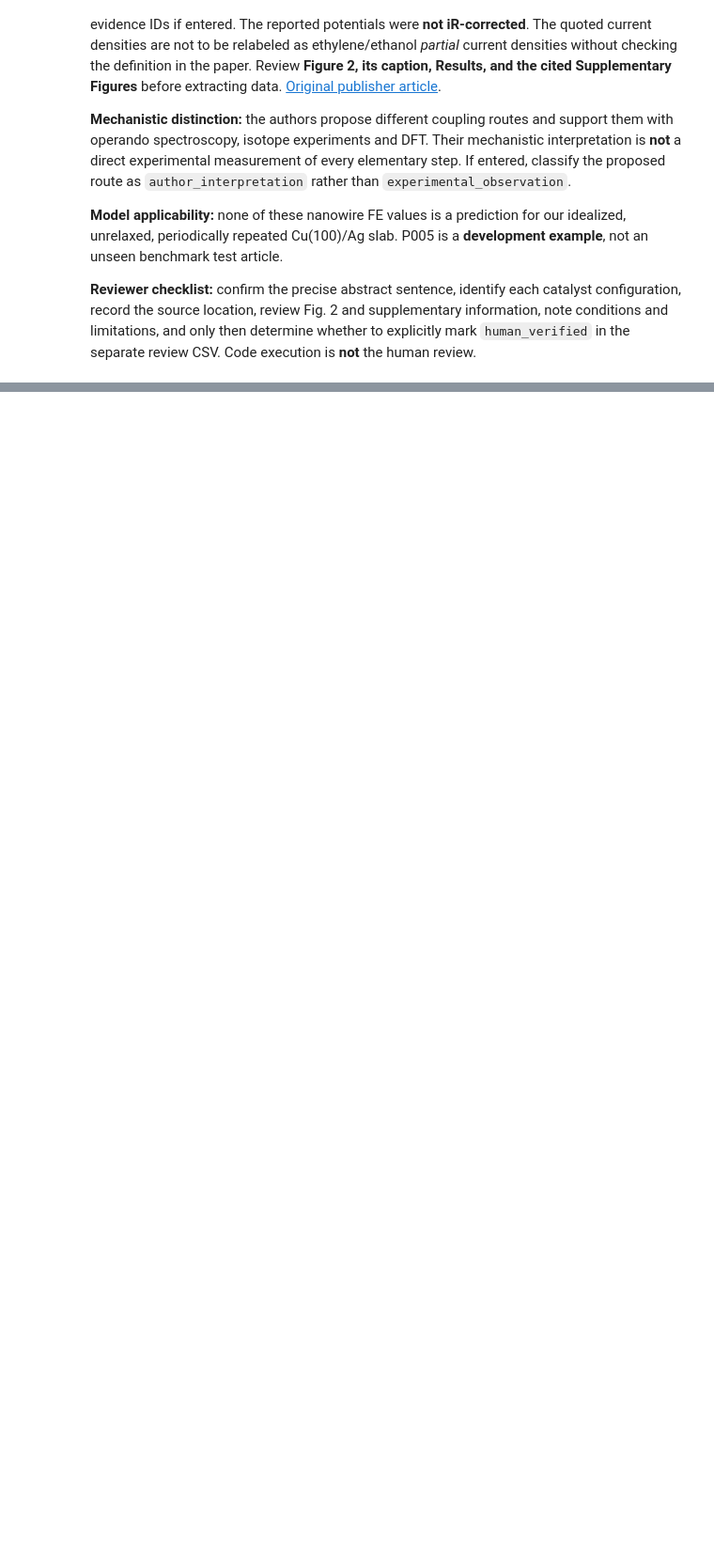
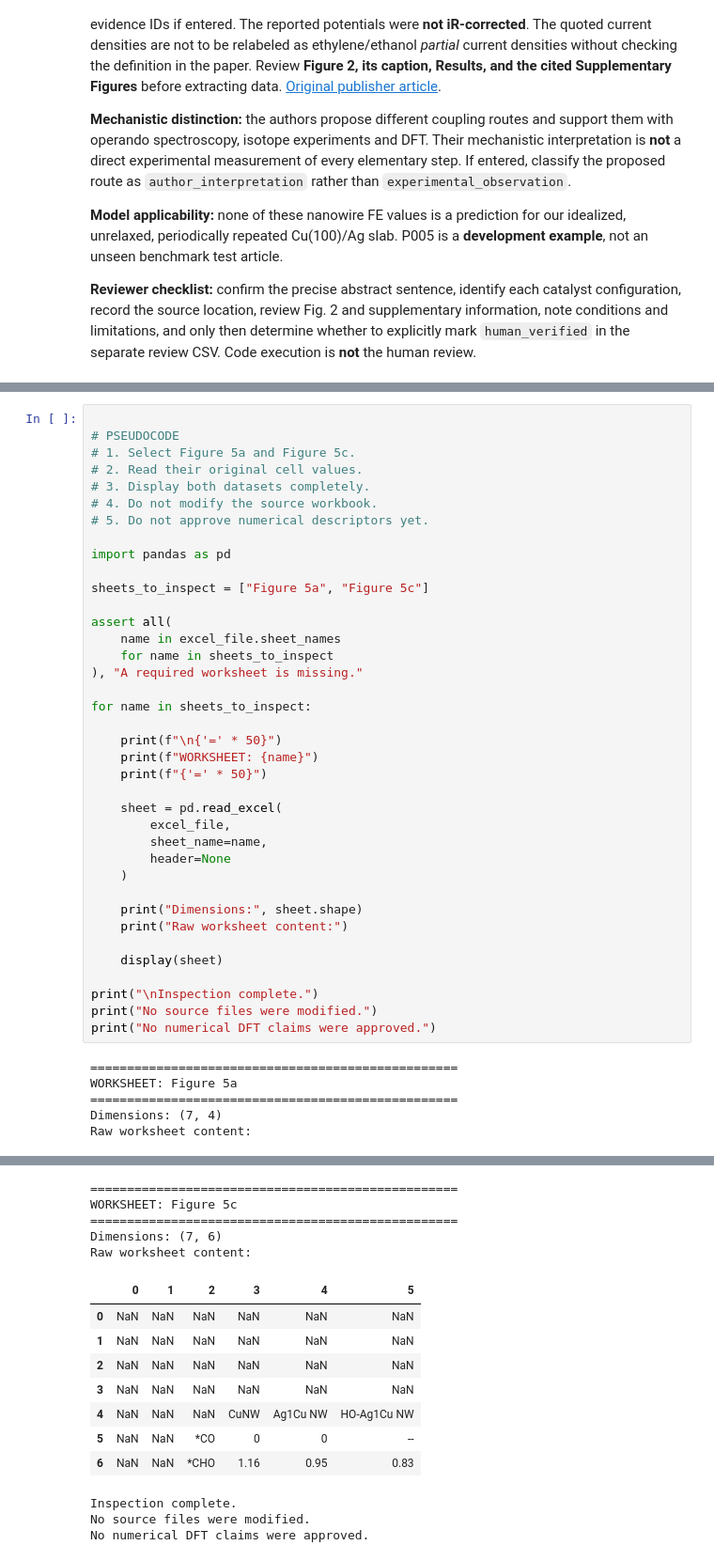
Before and after one commit to Nsolebna/CuSelect-AI, a Jupyter notebook: notebooks/02_Literature_and_Evidence.ipynb, the cells around one changed output, grey strips where cells are left out. Shown at 94% size. Cells and saved outputs as stored; diff of their text form; blank space fills up the shorter version.

```diff
--- a/notebooks/02_Literature_and_Evidence.ipynb
+++ b/notebooks/02_Literature_and_Evidence.ipynb
@@ -327,0 +1629,44 @@ print('No scientific claims were promoted by this cell.')
+# %%
+
+# PSEUDOCODE
+# 1. Select Figure 5a and Figure 5c.
+# 2. Read their original cell values.
+# 3. Display both datasets completely.
+# 4. Do not modify the source workbook.
+# 5. Do not approve numerical descriptors yet.
+
+import pandas as pd
+
+sheets_to_inspect = ["Figure 5a", "Figure 5c"]
+
+assert all(
+    name in excel_file.sheet_names
+    for name in sheets_to_inspect
+), "A required worksheet is missing."
+
+for name in sheets_to_inspect:
+
+    print(f"\n{'=' * 50}")
+    print(f"WORKSHEET: {name}")
+    print(f"{'=' * 50}")
+
+    sheet = pd.read_excel(
+        excel_file,
+        sheet_name=name,
+        header=None
+    )
+
+    print("Dimensions:", sheet.shape)
+    print("Raw worksheet content:")
+
+    display(sheet)
+
+print("\nInspection complete.")
+print("No source files were modified.")
+print("No numerical DFT claims were approved.")
+# %% [output]
+==================================================
+WORKSHEET: Figure 5a
+==================================================
+Dimensions: (7, 4)
+Raw worksheet content:
@@ -327,0 +1681,16 @@ print('No scientific claims were promoted by this cell.')
+==================================================
+WORKSHEET: Figure 5c
+==================================================
+Dimensions: (7, 6)
+Raw worksheet content:
+|  | 0 | 1 | 2 | 3 | 4 | 5 |
+| 0 | NaN | NaN | NaN | NaN | NaN | NaN |
+| 1 | NaN | NaN | NaN | NaN | NaN | NaN |
+| 2 | NaN | NaN | NaN | NaN | NaN | NaN |
+| 3 | NaN | NaN | NaN | NaN | NaN | NaN |
+| 4 | NaN | NaN | NaN | CuNW | Ag1Cu NW | HO-Ag1Cu NW |
+| 5 | NaN | NaN | *CO | 0 | 0 | -- |
+| 6 | NaN | NaN | *CHO | 1.16 | 0.95 | 0.83 |
+Inspection complete.
+No source files were modified.
+No numerical DFT claims were approved.
```
Also changed, not shown: parts of 66 cells of this notebook, 2 other files.
